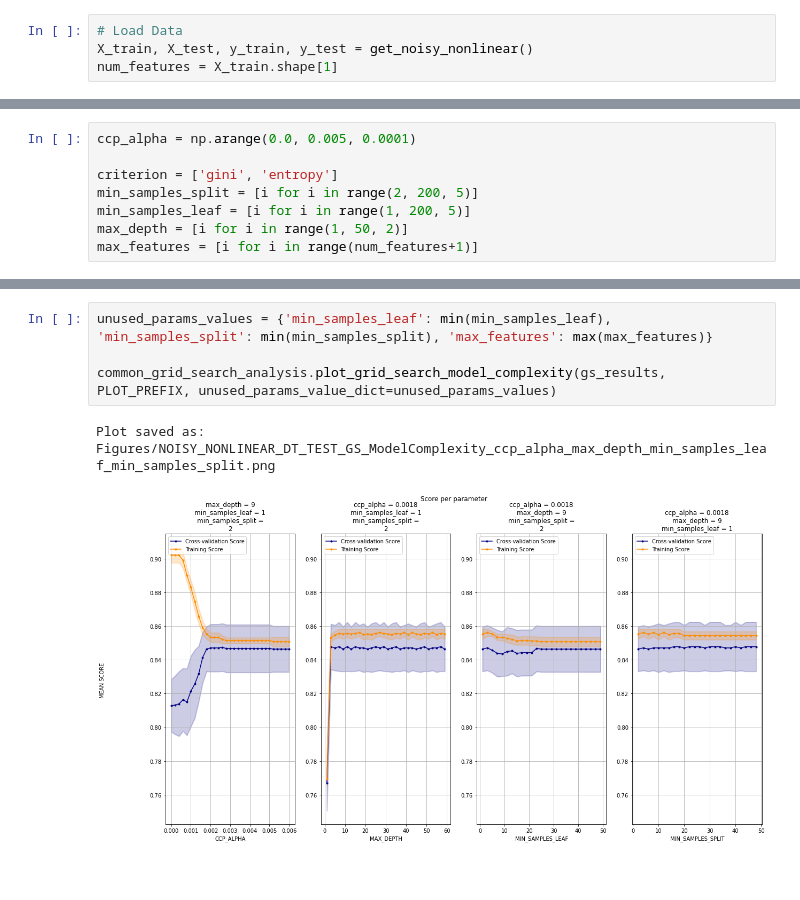
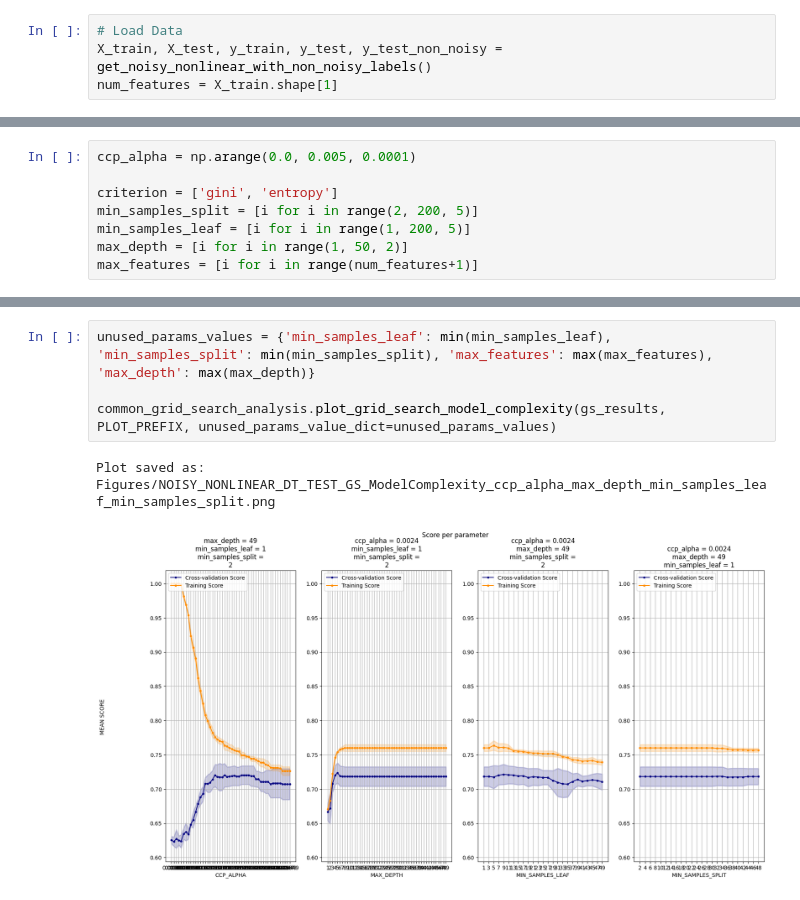
Before and after one commit to Inquisitive-ME/SupervisedLearning_Project_Code, a Jupyter notebook: DecisionTrees/generated_noisy_nonlinear_decision_trees_analysis.ipynb, the cells around one changed output, grey strips where cells are left out. Saved outputs shown, nothing was run; the diff lists cells and outputs as text; blank space fills up the shorter version.

Commit message:
Change to fixed percentage of incorrect labels for generated dataset, updated analysis

```diff
--- a/DecisionTrees/generated_noisy_nonlinear_decision_trees_analysis.ipynb
+++ b/DecisionTrees/generated_noisy_nonlinear_decision_trees_analysis.ipynb
@@ -19,7 +19,7 @@ GLOBAL_FIG_COUNTER = 0
 GS_FILE_NAME_PREFIX = "Analysis_Data/NOISY_NONLINEAR_DECISION_TREE"
 # %%
 # Load Data
-X_train, X_test, y_train, y_test = get_noisy_nonlinear()
+X_train, X_test, y_train, y_test, y_test_non_noisy = get_noisy_nonlinear_with_non_noisy_labels()
 num_features = X_train.shape[1]
 # %%
 # Start with Learning Curve on Default Classifier
@@ -112,10 +124,10 @@ Saved  Analysis_Data/NOISY_NONLINEAR_DECISION_TREE_max_depth_1-49_min_samples_le
 # %%
-unused_params_values = {'min_samples_leaf': min(min_samples_leaf), 'min_samples_split': min(min_samples_split), 'max_features': max(max_features)}
+unused_params_values = {'min_samples_leaf': min(min_samples_leaf), 'min_samples_split': min(min_samples_split), 'max_features': max(max_features), 'max_depth': max(max_depth)}
 
 common_grid_search_analysis.plot_grid_search_model_complexity(gs_results, PLOT_PREFIX, unused_params_value_dict=unused_params_values)
 # %% [output]
 Plot saved as:  Figures/NOISY_NONLINEAR_DT_TEST_GS_ModelComplexity_ccp_alpha_max_depth_min_samples_leaf_min_samples_split.png
-[figure, old version]
+[figure, new version]
 # %%
 common_grid_search_analysis.plot_grid_search_training_times(gs_results, PLOT_PREFIX)
 # %% [output]
```
Also changed, not shown: parts of 11 cells of this notebook, 7 other files.
